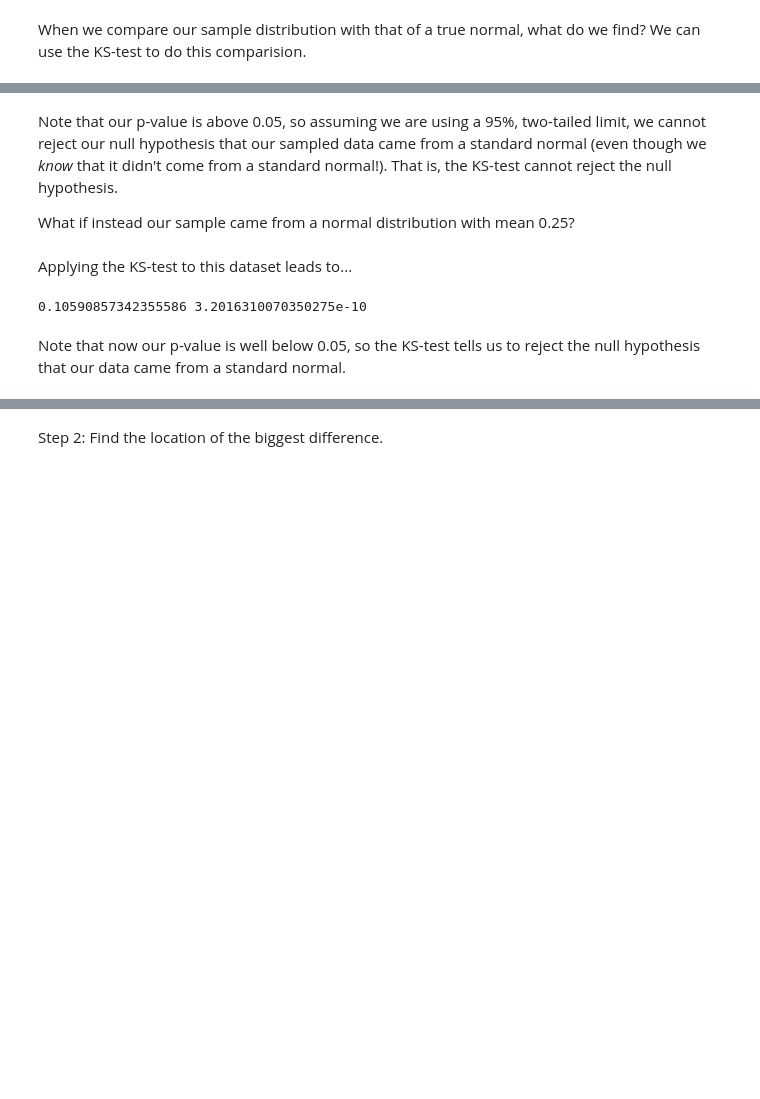
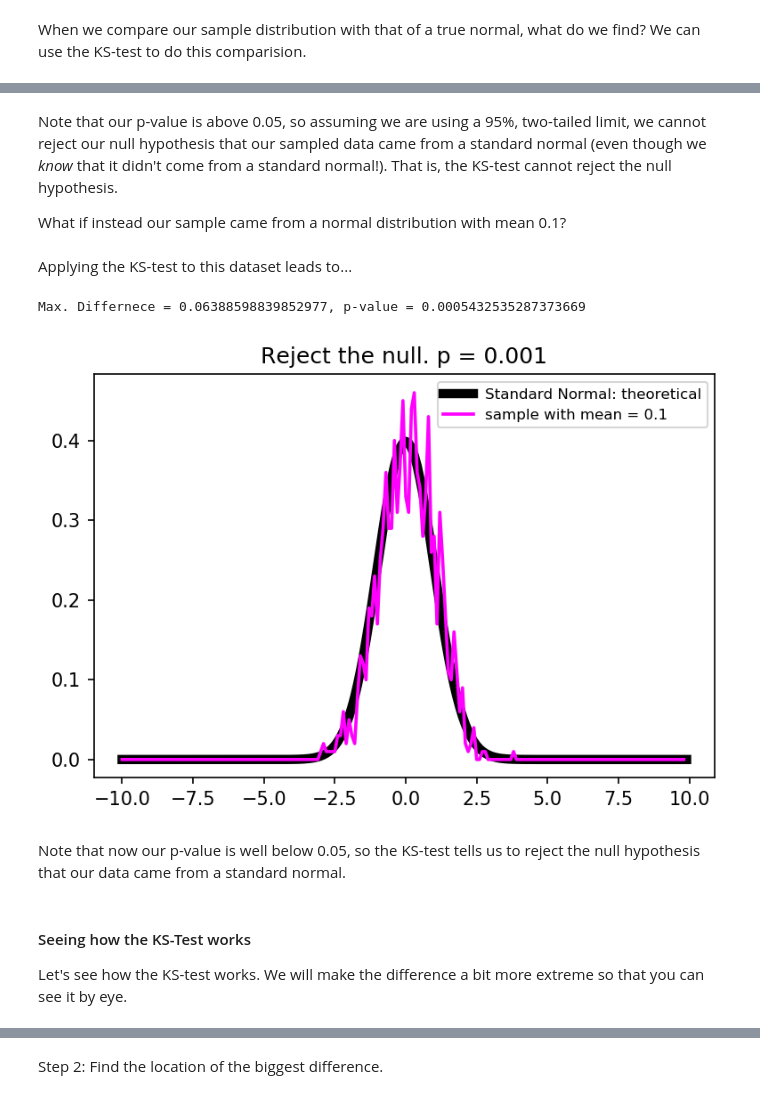
Before and after one commit to kjmayer/ats655-coursematerial, a Jupyter notebook: jupyter_notebooks/ks_test.ipynb, the cells around one changed output, grey strips where cells are left out. Drawn from its saved outputs; the diff is of its cells as text; code cells hidden in the pictures; blank space fills up the shorter version.

```diff
--- a/jupyter_notebooks/ks_test.ipynb
+++ b/jupyter_notebooks/ks_test.ipynb
@@ -79,20 +79,47 @@ Max. Differnece = 0.036364919925377215, p-value = 0.13860768771682935
 # %% [markdown]
 Note that our p-value is above 0.05, so assuming we are using a 95%, two-tailed limit, we cannot reject our null hypothesis that our sampled data came from a standard normal (even though we _know_ that it didn't come from a standard normal!). That is, the KS-test cannot reject the null hypothesis.
 
-What if instead our sample came from a normal distribution with mean 0.25?
+What if instead our sample came from a normal distribution with mean 0.1?
+# %%
+mu_sample = .1
+sigma_sample = 1.
+N_sample = 1000
+
+x_sample2 = np.random.normal(mu_sample,sigma_sample,N_sample)
+# %% [markdown]
+Applying the KS-test to this dataset leads to...
+# %%
+# bin sample data
+hist, bin_edges = np.histogram(x_sample2,x, density=True)
+
+plt.figure()
+plt.plot(x,z,color = 'black', label = 'Standard Normal: theoretical', linewidth = 5)
+plt.plot(bin_edges[:-1],hist,color = 'fuchsia', label = 'sample with mean = ' + str(mu_sample), linewidth = 1.75)
+
+plt.legend(fontsize = 8)
+
+# compare our data sample with a TRUE normal
+D, p = stats.kstest(x_sample2,'norm')
+print('Max. Differnece = ' + str(D) + ', p-value = ' + str(p))
+
+# add results to the plot
+if(p<0.05):
+    plt.title('Reject the null. p = ' + str(round(p, 3)))
+else:
+    plt.title('Cannot reject the null. p = ' + str(round(p, 3)))
+plt.show()
+# %% [output]
+Max. Differnece = 0.06388598839852977, p-value = 0.0005432535287373669
+[figure, added]
+# %% [markdown]
+Note that now our p-value is well below 0.05, so the KS-test tells us to reject the null hypothesis that our data came from a standard normal.
+# %% [markdown]
+#### Seeing how the KS-Test works
+
+Let's see how the KS-test works. We will make the difference a bit more extreme so that you can see it by eye.
 # %%
 mu_sample = .25
 sigma_sample = 1.
 N_sample = 1000
 
 x_sample2 = np.random.normal(mu_sample,sigma_sample,N_sample)
-# %% [markdown]
-Applying the KS-test to this dataset leads to...
-# %%
-# compare our data sample with a TRUE normal
-D, p = stats.kstest(x_sample2,'norm')
-print(D,p)
-# %% [output]
-0.10590857342355586 3.2016310070350275e-10
-# %% [markdown]
-Note that now our p-value is well below 0.05, so the KS-test tells us to reject the null hypothesis that our data came from a standard normal.
```
Also changed, not shown: parts of 9 cells of this notebook, 3 other files.
